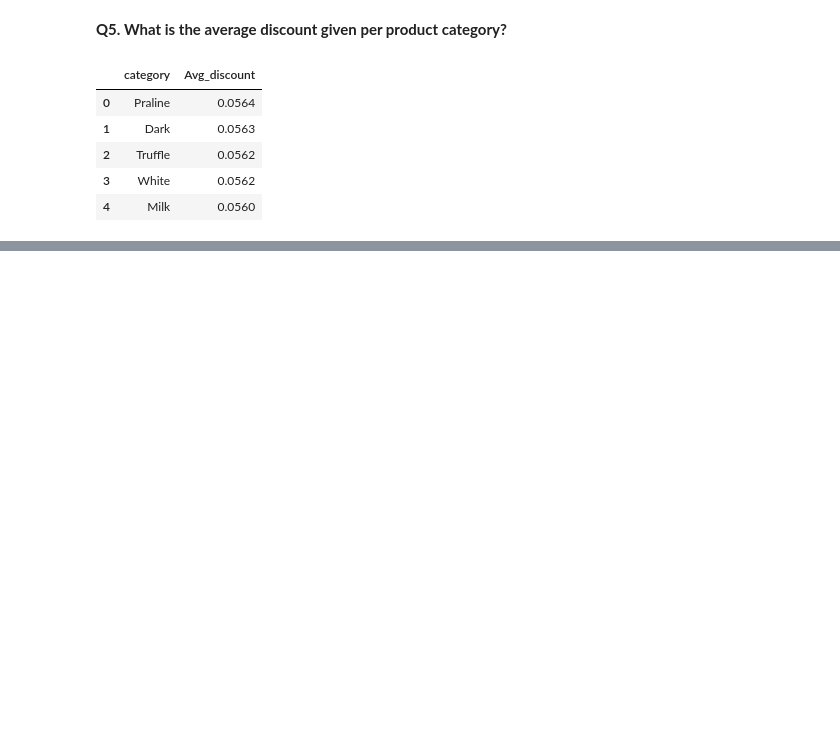
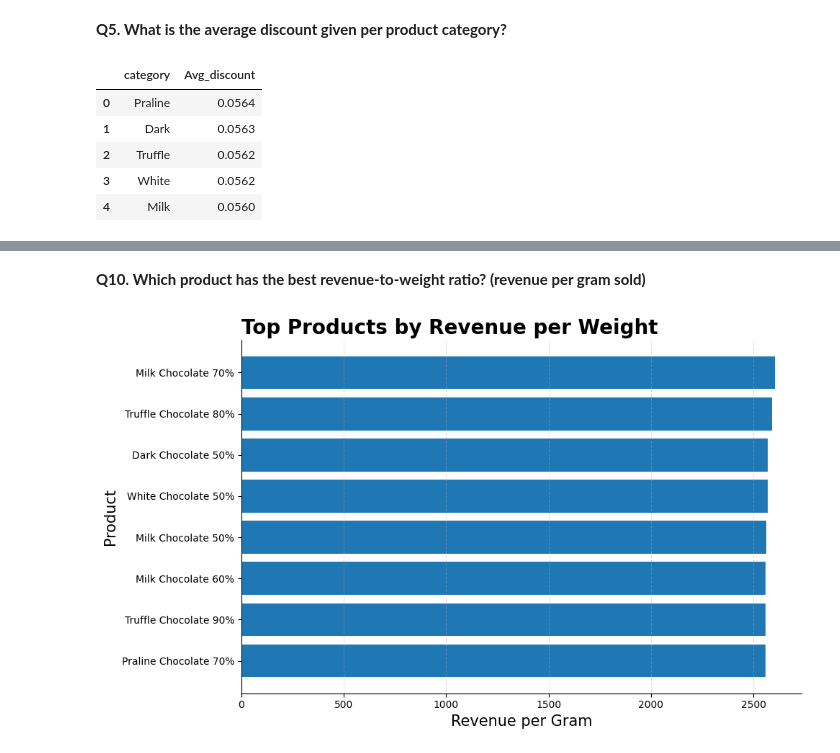
Before and after one commit to Abhaypanchal5/Data-Analytics-Portfolio, a Jupyter notebook: 04_End-To-End-Project/Chocolate sales/Notebook/notebook.ipynb, the cells around one changed output, grey strips where cells are left out. Saved outputs shown, nothing was run; the diff lists cells and outputs as text; code cells hidden in the pictures; blank space fills up the shorter version.

```diff
--- a/04_End-To-End-Project/Chocolate sales/Notebook/notebook.ipynb
+++ b/04_End-To-End-Project/Chocolate sales/Notebook/notebook.ipynb
@@ -336,0 +430,35 @@ Avg_Dis
+# %% [markdown]
+**Q10. Which product has the best revenue-to-weight ratio? (revenue per gram sold)**
+# %%
+df_merged = pd.merge(df_product, df_sales, on='product_id', how='inner')
+
+df_product_rev = (
+    df_merged
+    .groupby(['product_id', 'product_name', 'weight_g'])['revenue']
+    .sum()
+    .reset_index()
+)
+
+df_product_rev['revenue_to_Weight'] = round(df_product_rev['revenue']/df_product_rev['weight_g'],3)
+
+# Get top 10
+top_products = df_product_rev.sort_values(
+    by='revenue_to_Weight', ascending=False
+).head(10)
+
+plt.figure(figsize=(10,6))
+
+plt.barh(top_products['product_name'], top_products['revenue_to_Weight'])
+
+plt.title("Top Products by Revenue per Weight", fontsize=20, weight='bold',loc='left')
+plt.xlabel("Revenue per Gram",fontsize=15)
+plt.ylabel("Product",fontsize=15)
+
+plt.gca().invert_yaxis()  # highest on top
+plt.grid(axis='x', linestyle='--', alpha=0.4)
+ax=plt.gca()
+ax.spines[['top','right']].set_visible(False)
+plt.tight_layout()
+plt.show()
+# %% [output]
+[figure, added]
```
Also changed, not shown: parts of 11 cells of this notebook.
